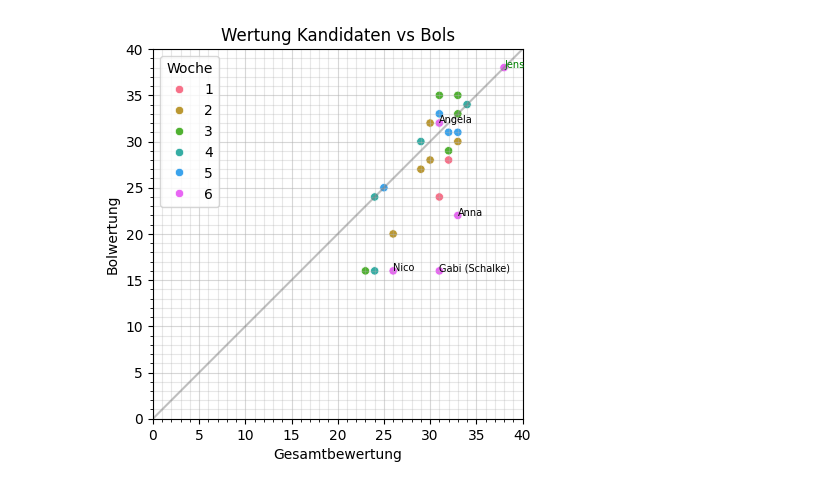
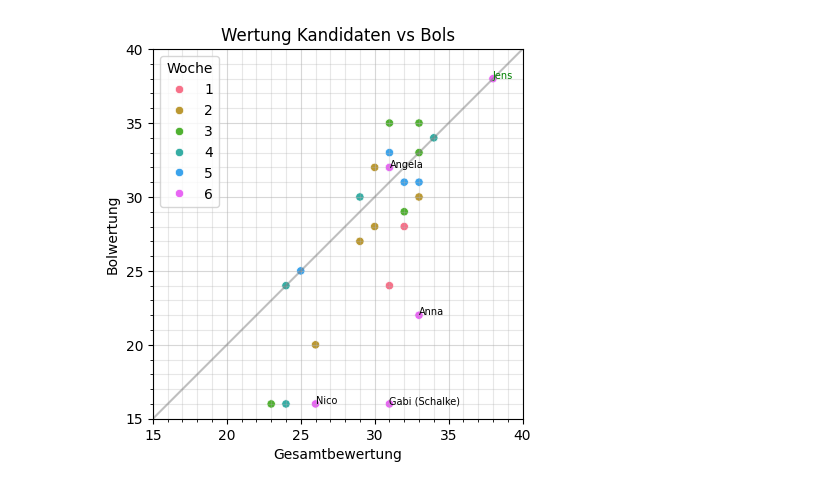
Before and after one commit to whiskyheat/ddd-dpd, a Jupyter notebook: notebooks/test.ipynb, the cells around one changed output. Drawn from its saved outputs; the diff is of its cells as text; code cells hidden in the pictures.

```diff
--- a/notebooks/test.ipynb
+++ b/notebooks/test.ipynb
@@ -19,59 +16,2 @@ def color(tag):
 # %%
-df = pd.DataFrame(data=[[tag.WochenID, tag.gesamtbewertung, tag.bolwertung, tag.Person, tag.wertung_distance, color(tag)] for tag in data], columns=["WochenID", "Gesamtbewertung", "Bolwertung", "Person", "Distance", "Color"])
+df = pd.DataFrame(data=[[tag.WochenID, tag.gesamtbewertung, tag.bolwertung, tag.Person, tag.wertung_distance,] for tag in data], columns=["WochenID", "Gesamtbewertung", "Bolwertung", "Person", "Distance",])
-# %%
-last_week = df["WochenID"].max()
-# %%
-axis_min = 0
-
-
-ax = sns.scatterplot(data=df, x="Gesamtbewertung", y="Bolwertung", hue="WochenID", palette=sns.color_palette("husl", 6))
-
-# title
-ax.set_title("Wertung Kandidaten vs Bols")
-
-
-# axis
-ax.set_xlim(axis_min, 40)
-ax.set_ylim(axis_min, 40)
-
-ax.set_aspect('equal', adjustable="box")
-
-# grid
-major_ticks = np.arange(axis_min, 41, 5)
-minor_ticks = np.arange(axis_min, 41, 1)
-ax.set_xticks(major_ticks)
-ax.set_xticks(minor_ticks, minor=True)
-ax.set_yticks(major_ticks)
-ax.set_yticks(minor_ticks, minor=True)
-ax.grid(which="minor", alpha=.3)
-ax.grid(which="major", alpha=.5)
-
-# diagonal line
-linespace = np.linspace(axis_min, 40)
-sns.lineplot(x=linespace, y=linespace, color="grey", alpha=.5)
-
-# legend
-#labels = [f"Woche {i}" for i in range(1, last_week+1)]
-#ax.legend(labels=labels)
-ax.legend(title="Woche")
-#sns.move_legend(ax, "upper left", bbox_to_anchor=(1, 1))
-
-
-for index, row in df.iterrows():
-
-    # perfect dinner
-    if row["Gesamtbewertung"] >= 35 and row["Bolwertung"] >= 35:
-        ax.annotate(row["Person"], (row["Gesamtbewertung"], row["Bolwertung"]), size=7, color="g")
-
-    # high difference in rating
-    #elif row["Distance"] >= 10:
-    #    ax.annotate(row["Person"], (row["Gesamtbewertung"], row["Bolwertung"]), size=7, color="red")
-
-    # current week
-    elif row["WochenID"] == last_week:
-        ax.annotate(row["Person"], (row["Gesamtbewertung"], row["Bolwertung"]), size=7)
-
-
-#ax.get_figure().savefig("out.jpg", dpi=150)
-# %% [output]
-[figure, removed]
@@ -77,0 +71,6 @@ for index, row in df.iterrows():
+# %%
+plot = plot_ddd_vs_dpd(df, axis_min=None)
+
+#plot.get_figure().savefig("out.png", dpi=200)
+# %% [output]
+[figure, added]
```
Also changed, not shown: parts of 2 cells of this notebook.
